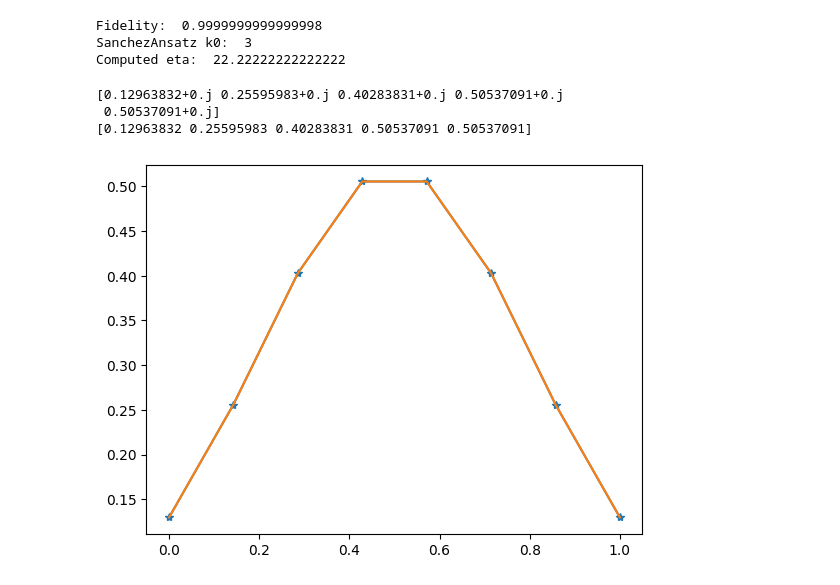
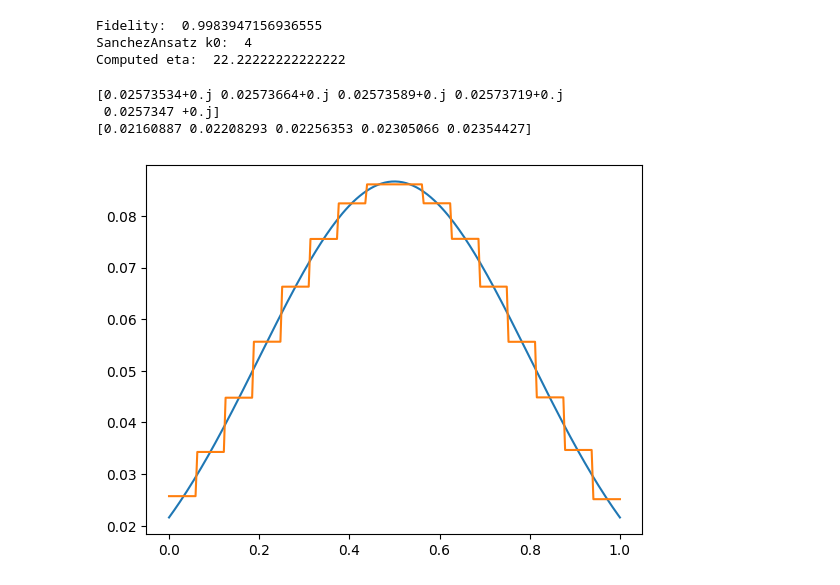
Before and after one commit to IsmaelCesar/sanches-modified, a Jupyter notebook: mtest_bug_8qubits.ipynb, the cells around one changed output. Saved outputs shown, nothing was run; the diff lists cells and outputs as text; code cells hidden in the pictures.

Commit message:
reversing qubits and increasing the number of iterations

```diff
--- a/mtest_bug_8qubits.ipynb
+++ b/mtest_bug_8qubits.ipynb
@@ -12,9 +12,9 @@ import matplotlib.pyplot as plt
 
 %matplotlib inline
 # %%
-num_qubits = 3
+num_qubits = 8
 state_type = "normal"
-state_params = { "loc": 0.5 , "scale":  0.3, "x_points": np.array([0., 1.])}
+state_params = { "loc": 0.5 , "scale": 0.3, "x_points": np.array([0., 1.])}
 
 x_points = np.linspace(state_params["x_points"][0], state_params["x_points"][1], 2**num_qubits)
 
@@ -30,15 +30,15 @@ init_params = sanchez_ansatz.init_params
 
 t_sa = transpile(sanchez_ansatz, basis_gates=["cx", "u"])
 
-#em = ExperimentModule(
-#    t_sa,
-#    SPSA(maxiter=2000),
-#    target_state=target_state,
-#    init_params=init_params,
-#)
-#result = em.minimize()
+em = ExperimentModule(
+    t_sa,
+    SPSA(maxiter=3000),
+    target_state=target_state,
+    init_params=init_params,
+)
+result = em.minimize()
 # %%
-pt_sa = t_sa.assign_parameters(init_params)
+pt_sa = t_sa.assign_parameters(result.x)
 sv_sim = Aer.get_backend("statevector_simulator")
 job = sv_sim.run(pt_sa)
 job_result = job.result()
@@ -50,22 +50,22 @@ print("Fidelity: ", fid)
 print("SanchezAnsatz k0: ", sanchez_ansatz.k0)
 print("Computed eta: ", computed_eta)
 # %% [output]
-Fidelity:  0.9999999999999998
-SanchezAnsatz k0:  3
+Fidelity:  0.9983947156936555
+SanchezAnsatz k0:  4
 Computed eta:  22.22222222222222
 # %%
 print(res_statevector[:5])
 print(target_state[:5])
 # %% [output]
-[0.12963832+0.j 0.25595983+0.j 0.40283831+0.j 0.50537091+0.j
- 0.50537091+0.j]
-[0.12963832 0.25595983 0.40283831 0.50537091 0.50537091]
+[0.02573534+0.j 0.02573664+0.j 0.02573589+0.j 0.02573719+0.j
+ 0.0257347 +0.j]
+[0.02160887 0.02208293 0.02256353 0.02305066 0.02354427]
 # %%
-plt.plot(x_points, target_state, marker="*")
+plt.plot(x_points, target_state)
 plt.plot(x_points, res_statevector)
 plt.show()
 # %% [output]
-[figure, old version]
+[figure, new version]
 # %%
 t_sa.draw("mpl")
 # %% [output]
```
Also changed, not shown: parts of 2 cells of this notebook, 1 other file.
